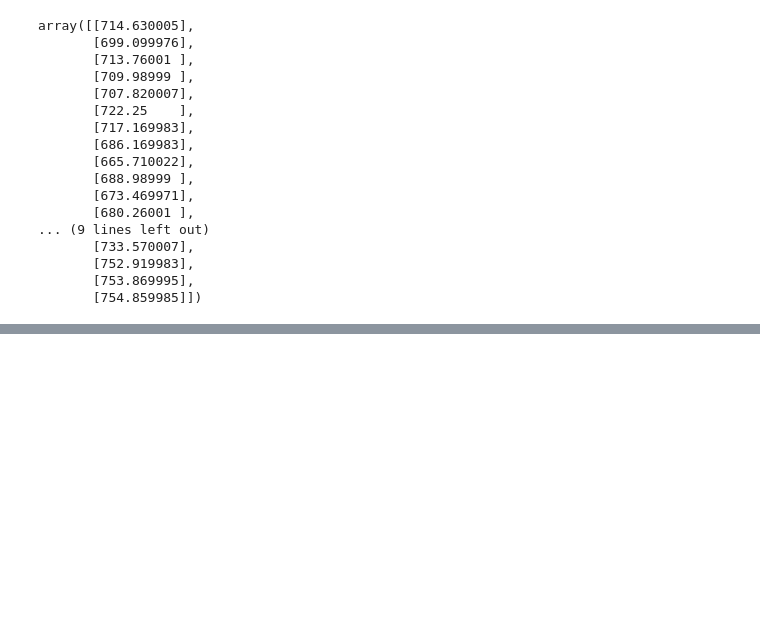
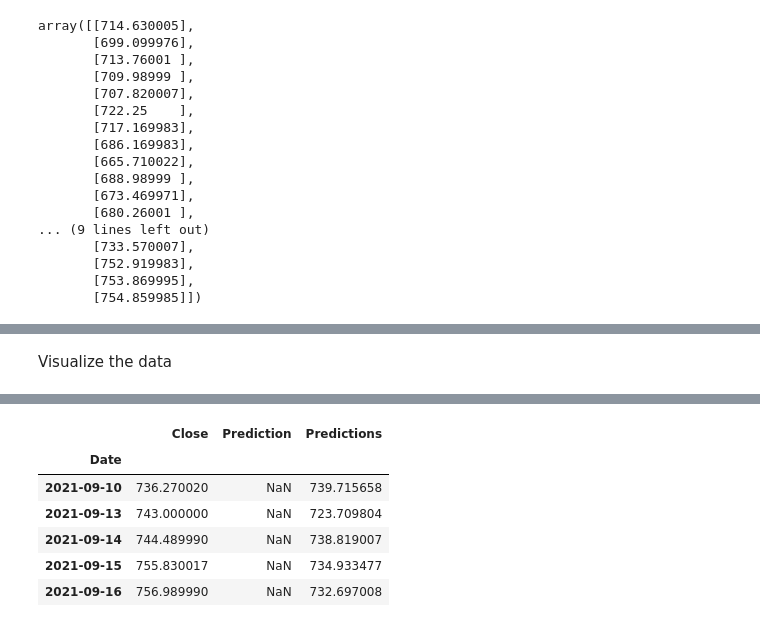
Before and after one commit to vetletj/Into_to_AI_assigments, a Jupyter notebook: Assignment2/Assignment2_3.ipynb, the cells around one changed output, grey strips where cells are left out. Drawn from its saved outputs; the diff is of its cells as text; code cells hidden in the pictures; blank space fills up the shorter version.

```diff
--- a/Assignment2/Assignment2_3.ipynb
+++ b/Assignment2/Assignment2_3.ipynb
@@ -131 +137,3 @@ print(lr_prediction)
+# %% [markdown]
+Visualize the data
 # %%
@@ -152,3 +159,13 @@ See the caveats in the documentation: https://pandas.pydata.org/pandas-docs/stab
   valid['Predictions'] = predictions
 [interactive output not drawn]
 [interactive output not drawn]
+# %%
+valid.head()
+# %% [output]
+|  | Close | Prediction | Predictions |
+| Date |  |  |  |
+| 2021-09-10 | 736.270020 | NaN | 739.715658 |
+| 2021-09-13 | 743.000000 | NaN | 723.709804 |
+| 2021-09-14 | 744.489990 | NaN | 738.819007 |
+| 2021-09-15 | 755.830017 | NaN | 734.933477 |
+| 2021-09-16 | 756.989990 | NaN | 732.697008 |
```
Also changed, not shown: parts of 32 cells of this notebook.
